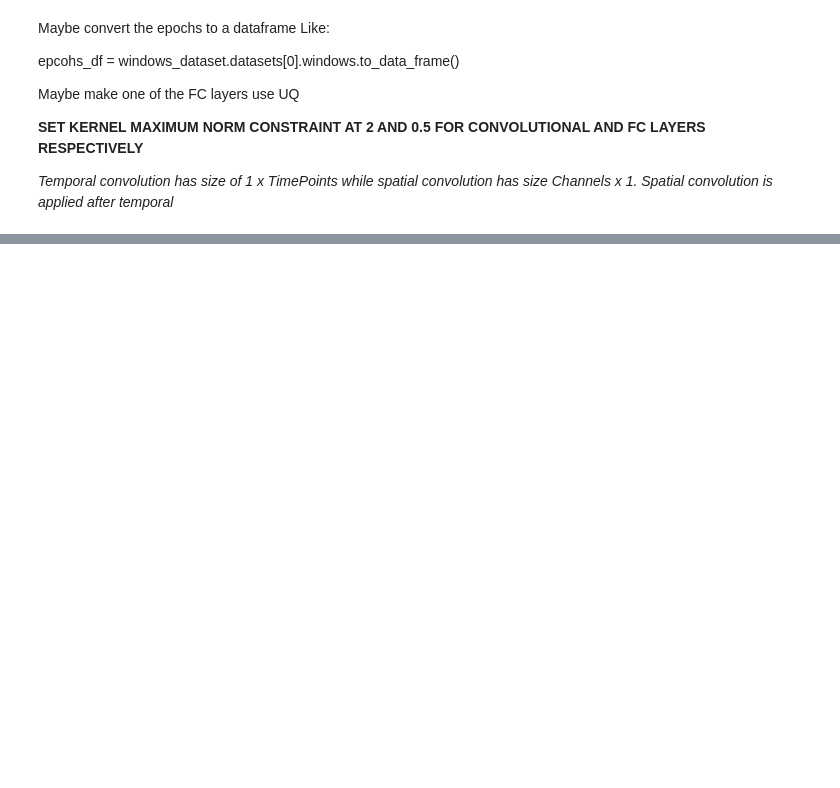
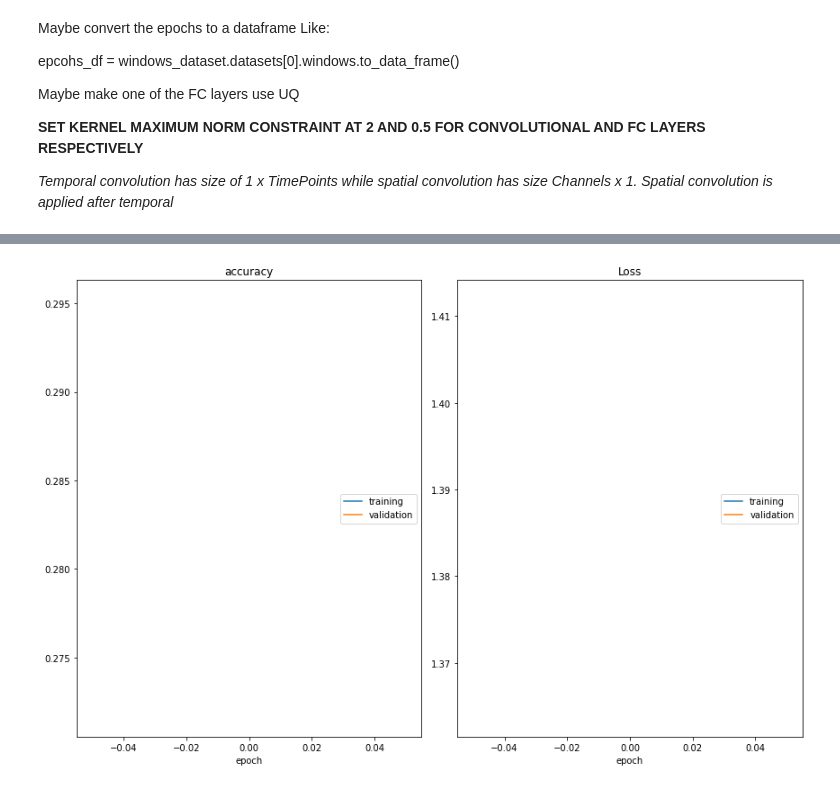
Before and after one commit to p-manivannan/bsc-thesis, a Jupyter notebook: BSc_AI_Thesis.ipynb, the cells around one changed output, grey strips where cells are left out. Drawn from its saved outputs; the diff is of its cells as text; code cells hidden in the pictures; blank space fills up the shorter version.

```diff
--- a/BSc_AI_Thesis.ipynb
+++ b/BSc_AI_Thesis.ipynb
@@ -260,9 +18,9 @@ def save(filename, inputs, targets):
 
 def load(filename):
   file = h5py.File(filename+'.h5', 'r')
-  inputs = file['inputs'][:]
-  targets = file['targets'][:]
+  inputs = file['inputs'][:2304]
+  targets = file['targets'][:2304]
   file.close()
   return inputs, targets
 # %%
-inputs, targets = load('all_subjects_runs')
+inputs, targets = load('all_subject_runs')
@@ -271,6 +26,0 @@ One-hot encode targets
-# %%
-from sklearn.preprocessing import OneHotEncoder
-
-encoder = OneHotEncoder(sparse=False)
-targets = targets.reshape(-1,1)
-targets = encoder.fit_transform(targets)
@@ -296,12 +48,6 @@ Maybe make one of the FC layers use UQ
 **SET KERNEL MAXIMUM NORM CONSTRAINT AT 2 AND 0.5 FOR CONVOLUTIONAL AND FC LAYERS RESPECTIVELY**
 
 *Temporal convolution has size of 1 x TimePoints while spatial convolution has size Channels x 1. Spatial convolution is applied after temporal*
-# %%
-def uncertainty(probs):
-  return numpy_entropy(probs, axis=-1)
-
-DropConnectDense(Nc, activation='relu', prob=0.05),
-              DropConnectDense(Nc, activation='softmax', kernel_constraint = max_norm(0.5))
 # %%
 print(tf.config.list_physical_devices('GPU'))
 # %% [output]
@@ -364,49 +110,60 @@ def create_model():
 # %%
 from sklearn.model_selection import KFold, cross_val_score
 from sklearn.metrics import accuracy_score
 from keras.callbacks import EarlyStopping
 from keras_uncertainty.models import StochasticClassifier
 from livelossplot import PlotLossesKeras
 
-n_epochs= 75
-num_subjects = 9
-kfold = KFold(n_splits=num_subjects, shuffle=False)
+# Use 1 subject as Final test set.
+# Use remaining 8 subjects as train/val
+
+# Make the subject selection random
+
+n_epochs= 1
+num_subjects = 4
+num_runs_per_subject = 576 # Dataset-derived parameter
+
+# Train set is first 3 subjects
+# This shit is bordering cross-subject data contamination man...]
+train_set = dict(inputs= inputs[:(576 * 3)], targets= targets[:(576 * 3)])
+
+# Test set is last subject
+test_set = dict(inputs= inputs[(576 * 3):], targets= targets[(576 * 3):])
+
+# kfold split on the 3 training subjects data
+kfold = KFold(n_splits=num_subjects - 1, shuffle=False)
 
 fit_params = {"epochs: ", n_epochs}
 early_stopping = EarlyStopping(monitor='loss', patience=3)
 
-acc_per_fold = []
-loss_per_fold = []
+inputs = train_set['inputs']
+targets = train_set['targets']
 
 # K-fold Cross Validation model evaluation
 fold_no = 1
-for train, test in kfold.split(inputs, targets):
-  if fold_no==2:
-    break
+for train, val in kfold.split(inputs, targets):
 
   X_train = inputs[train]
-  X_test = inputs[test]
+  X_val = inputs[val]
   Y_train = targets[train]
-  Y_test = targets[test]
+  Y_val = targets[val]
 
   # Define the model architecture
   model = create_model()
-  model.fit(X_train, Y_train, epochs=n_epochs, verbose=0,
-            callbacks=[early_stopping, PlotLossesKeras()])
+  model.fit(X_train, Y_train, epochs=n_epochs,
+            callbacks=[early_stopping, PlotLossesKeras()],
+           validation_data= (X_val, Y_val))
 
   mc_model = StochasticClassifier(model)
+  unc_preds =  mc_model(X_val, num_samples=2)
+  entropy = uncertainty(unc_preds)
+  print(f'entropy shape: {entropy.shape}\n entropy: {entropy}')
+  y_pred = tf.cast(tf.argmax(unc_preds, axis=1), tf.float32)
+  Y_val = tf.argmax(Y_val, axis=1)
 
-  y_pred = model.predict(X_test)
-  print(y_pred)
-  y_pred = tf.cast(tf.argmax(y_pred, axis=1), tf.float32)
-  y_pred = tf.argmax(y_pred, axis=1)
-  print(y_pred)
-  print(y_pred.shape)
-  Y_test = tf.argmax(Y_test, axis=1)
-  # need to convert y_pred
-  entropy = uncertainty(y_pred)
-
-  acc = accuracy_score(Y_test, y_pred)
+  acc = accuracy_score(Y_val, y_pred)
   print(f'Accuracy and Entropy for {fold_no}: {acc}')
   # Increase fold number
   fold_no = fold_no + 1
+# %% [output]
+[figure, added]
```
Also changed, not shown: parts of 49 cells of this notebook.
